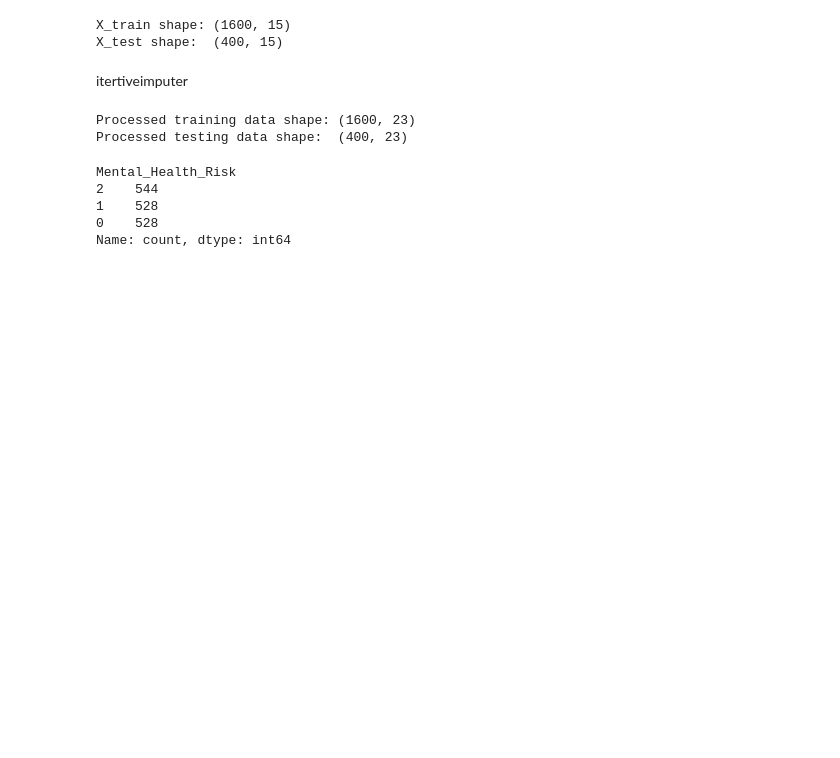
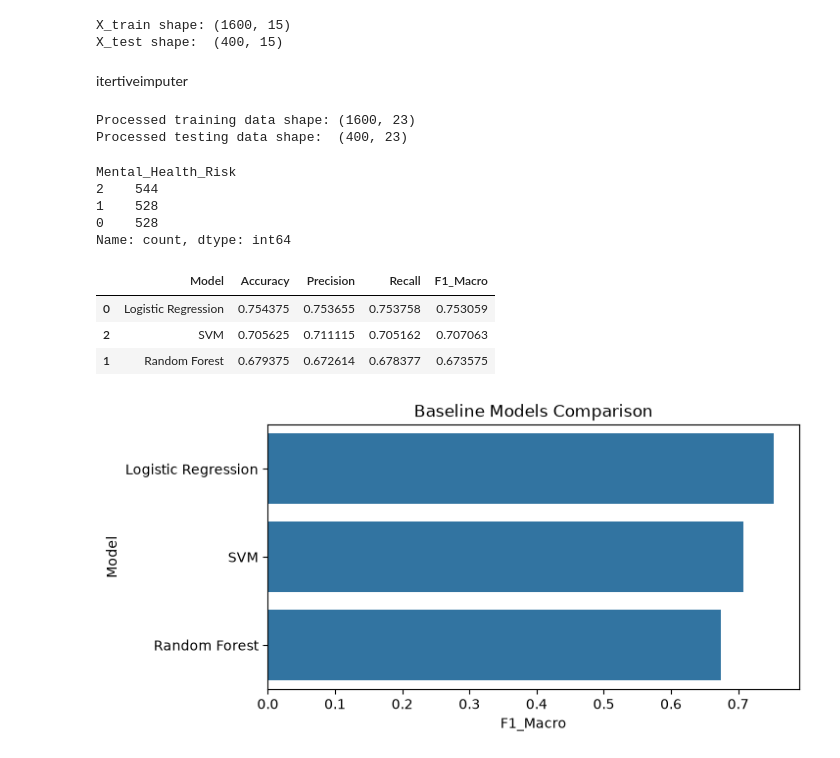
Before and after one commit to adamaarbouba/WIJDAN, a Jupyter notebook: notebook/eda.ipynb, the cells around one changed output. Drawn from its saved outputs; the diff is of its cells as text; code cells hidden in the pictures; blank space fills up the shorter version.

Commit message:
feat(WIJ-13): train 3 baseline classification models with 5-fold cross-validation

```diff
--- a/notebook/eda.ipynb
+++ b/notebook/eda.ipynb
@@ -313,12 +314,12 @@ X_test shape:  (400, 15)
 itertiveimputer
 # %%
 num_pipeline = Pipeline(steps=[
-    ('imputer', SimpleImputer(strategy='median')),
+    ('imputer', SI(strategy='median')),
     ('scaler', SS())
 ])
 # %%
 cat_pipeline = Pipeline(steps=[
-    ('imputer', SimpleImputer(strategy='most_frequent')),
+    ('imputer', SI(strategy='most_frequent')),
     ('encoder', OHE(handle_unknown='ignore', sparse_output=False))
 ])
 # %%
@@ -345,3 +346,37 @@ Mental_Health_Risk
 1    528
 0    528
 Name: count, dtype: int64
+# %%
+models = {
+    'Logistic Regression': LogReg(max_iter=1000, random_state=42),
+    'Random Forest': RFC(random_state=42),
+    'SVM': SVC(random_state=42)
+}
+
+scoring = ['accuracy', 'precision_macro', 'recall_macro', 'f1_macro']
+results = []
+
+for name, model in models.items():
+    scores = cv(model, X_train_processed, y_train_encoded, cv=5, scoring=scoring)
+    results.append({
+        'Model': name,
+        'Accuracy': scores['test_accuracy'].mean(),
+        'Precision': scores['test_precision_macro'].mean(),
+        'Recall': scores['test_recall_macro'].mean(),
+        'F1_Macro': scores['test_f1_macro'].mean()
+    })
+
+comparison_df = pd.DataFrame(results).sort_values(by='F1_Macro', ascending=False)
+display(comparison_df)
+# %% [output]
+|  | Model | Accuracy | Precision | Recall | F1_Macro |
+| 0 | Logistic Regression | 0.754375 | 0.753655 | 0.753758 | 0.753059 |
+| 2 | SVM | 0.705625 | 0.711115 | 0.705162 | 0.707063 |
+| 1 | Random Forest | 0.679375 | 0.672614 | 0.678377 | 0.673575 |
+# %%
+plt.figure(figsize=(7, 3.5))
+sns.barplot(data=comparison_df, x='F1_Macro', y='Model')
+plt.title('Baseline Models Comparison')
+plt.show()
+# %% [output]
+[figure, added]
```
Also changed, not shown: parts of 1 cell of this notebook.
